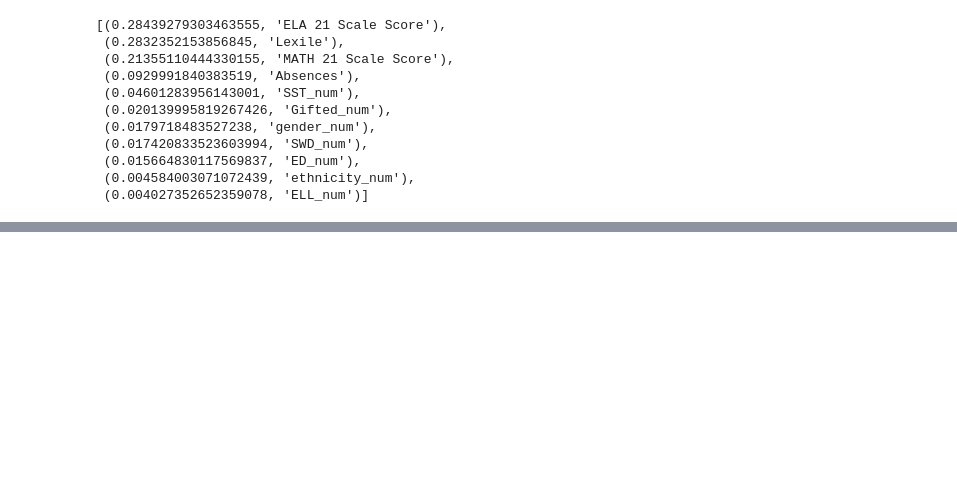
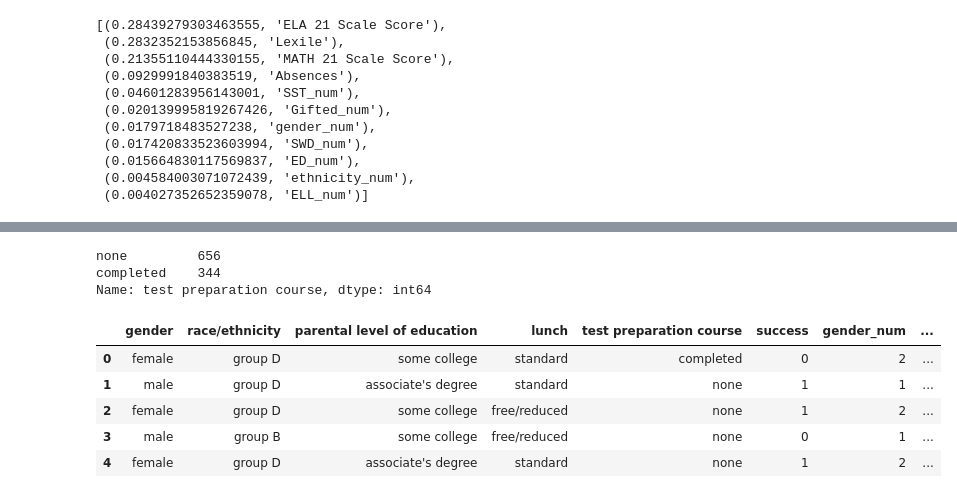
Before and after one commit to gamountainmama/data_dames, a Jupyter notebook: features_ranking.ipynb, the cells around one changed output, grey strips where cells are left out. Saved outputs shown, nothing was run; the diff lists cells and outputs as text; code cells hidden in the pictures; blank space fills up the shorter version.

```diff
--- a/features_ranking.ipynb
+++ b/features_ranking.ipynb
@@ -184,0 +217,52 @@ importances_sorted.plot(kind='barh', color='red', title= 'Student Demographics b
+# %%
+race_list = kag_clean_df['test preparation course'].value_counts()
+print(race_list)
+# %% [output]
+none         656
+completed    344
+Name: test preparation course, dtype: int64
+# %%
+def gender_numeric(x):
+    if x=='female': return 2
+    if x=='male':   return 1
+
+kag_clean_df['gender_num'] = kag_clean_df['gender'].apply(gender_numeric)
+# %%
+def ethnicity_numeric(x):
+    if x=='group E': return 5
+    if x=='group D': return 4
+    if x=='group C': return 3
+    if x=='group B': return 2
+    if x=='group A': return 1
+
+kag_clean_df['ethnicity_num'] = kag_clean_df['race/ethnicity'].apply(ethnicity_numeric)
+# %%
+def parent_numeric(x):
+    if x=="some college": return 6
+    if x=="high school": return 5
+    if x=="associate's degree": return 4
+    if x=="some high school": return 3
+    if x=="bachelor's degree": return 2
+    if x=="master's degree":   return 1
+
+kag_clean_df['parent_num'] = kag_clean_df['parental level of education'].apply(parent_numeric)
+# %%
+def lunch_numeric(x):
+    if x=='standard': return 2
+    if x=='free/reduced': return 1
+
+kag_clean_df['lunch_num'] = kag_clean_df['lunch'].apply(lunch_numeric)
+# %%
+def test_numeric(x):
+    if x=='none': return 2
+    if x=='completed':   return 1
+
+kag_clean_df['test_num'] = kag_clean_df['test preparation course'].apply(test_numeric)
+kag_clean_df.head()
+# %% [output]
+|  | gender | race/ethnicity | parental level of education | lunch | test preparation course | success | gender_num | ... |
+| 0 | female | group D | some college | standard | completed | 0 | 2 | ... |
+| 1 | male | group D | associate's degree | standard | none | 1 | 1 | ... |
+| 2 | female | group D | some college | free/reduced | none | 1 | 2 | ... |
+| 3 | male | group B | some college | free/reduced | none | 0 | 1 | ... |
+| 4 | female | group D | associate's degree | standard | none | 1 | 2 | ... |
```
Also changed, not shown: parts of 20 cells of this notebook.
